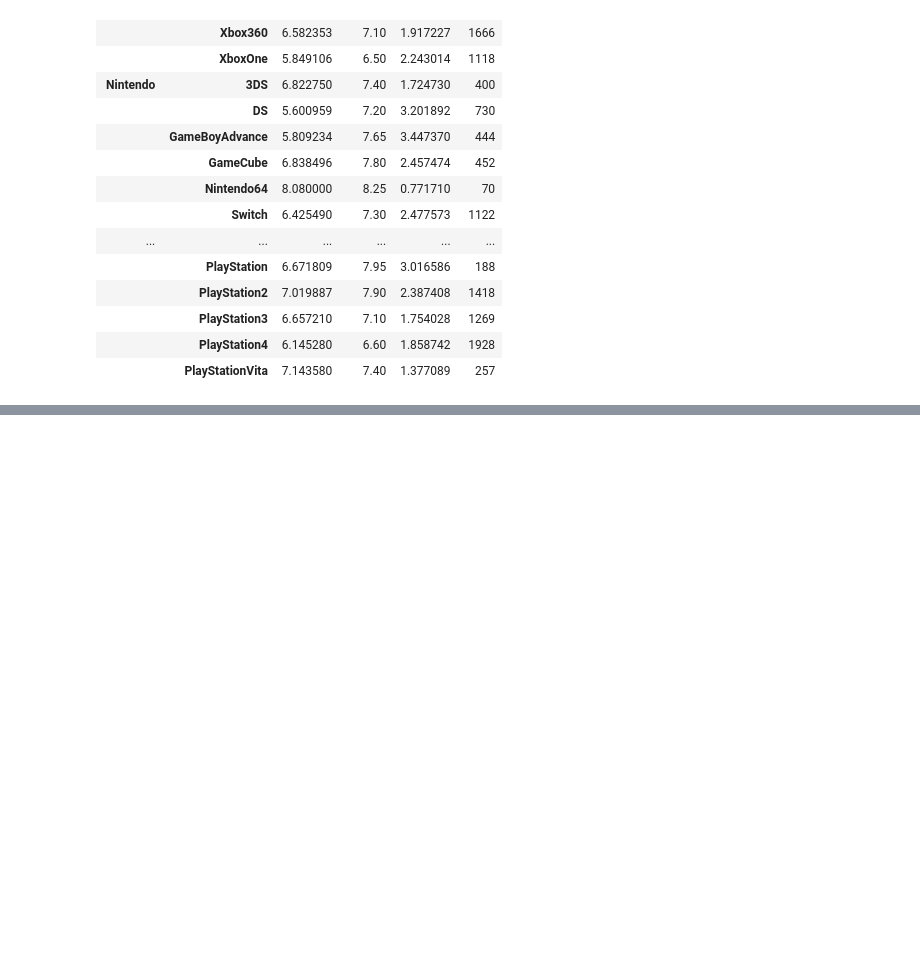
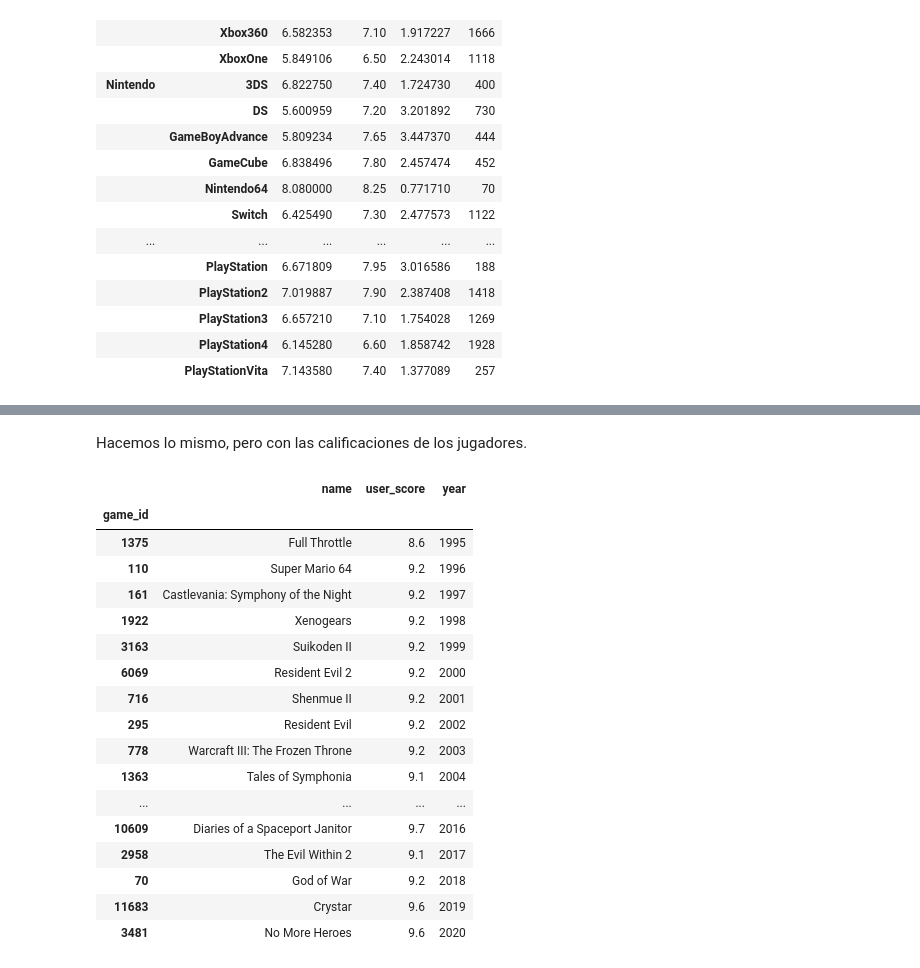
Before and after one commit to elcarlos-94/DemoDay, a Jupyter notebook: Modulo3/proyecto_modulo_3.ipynb, the cells around one changed output, grey strips where cells are left out. Cells and saved outputs as stored; diff of their text form; code cells hidden in the pictures; blank space fills up the shorter version.

```diff
--- a/Modulo3/proyecto_modulo_3.ipynb
+++ b/Modulo3/proyecto_modulo_3.ipynb
@@ -600,0 +666,29 @@ df_summary_platforms_companies_count
+# %% [markdown]
+Hacemos lo mismo, pero con las calificaciones de los jugadores.
+# %%
+df_best_games_year_gamers = df_year_games[['name','year','user_score']]
+df_best_games_year_gamers = df_best_games_year_gamers.sort_values('year')
+df_best_games_names_gamers = grouping_max(df_best_games_year_gamers,'year','user_score','name')
+df_best_games_scores_gamers = grouping_max(df_best_games_year_gamers ,'year','user_score','user_score')
+df_best_games_years_gamers = grouping_max(df_best_games_year_gamers ,'year','user_score','year')
+df_best_games_by_year_gamers = pd.concat([df_best_games_names_gamers,df_best_games_scores_gamers,df_best_games_years_gamers], axis = 1)
+df_best_games_by_year_gamers
+# %% [output]
+|  | name | user_score | year |
+| game_id |  |  |  |
+| 1375 | Full Throttle | 8.6 | 1995 |
+| 110 | Super Mario 64 | 9.2 | 1996 |
+| 161 | Castlevania: Symphony of the Night | 9.2 | 1997 |
+| 1922 | Xenogears | 9.2 | 1998 |
+| 3163 | Suikoden II | 9.2 | 1999 |
+| 6069 | Resident Evil 2 | 9.2 | 2000 |
+| 716 | Shenmue II | 9.2 | 2001 |
+| 295 | Resident Evil | 9.2 | 2002 |
+| 778 | Warcraft III: The Frozen Throne | 9.2 | 2003 |
+| 1363 | Tales of Symphonia | 9.1 | 2004 |
+| ... | ... | ... | ... |
+| 10609 | Diaries of a Spaceport Janitor | 9.7 | 2016 |
+| 2958 | The Evil Within 2 | 9.1 | 2017 |
+| 70 | God of War | 9.2 | 2018 |
+| 11683 | Crystar | 9.6 | 2019 |
+| 3481 | No More Heroes | 9.6 | 2020 |
```
Also changed, not shown: parts of 13 cells of this notebook.
